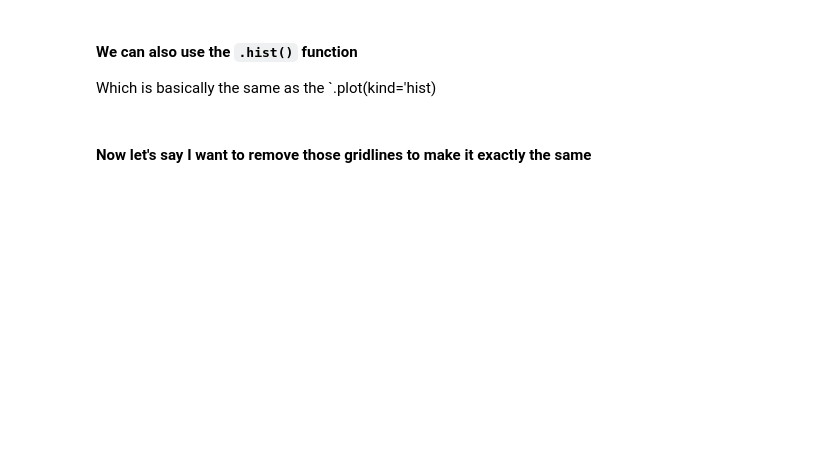
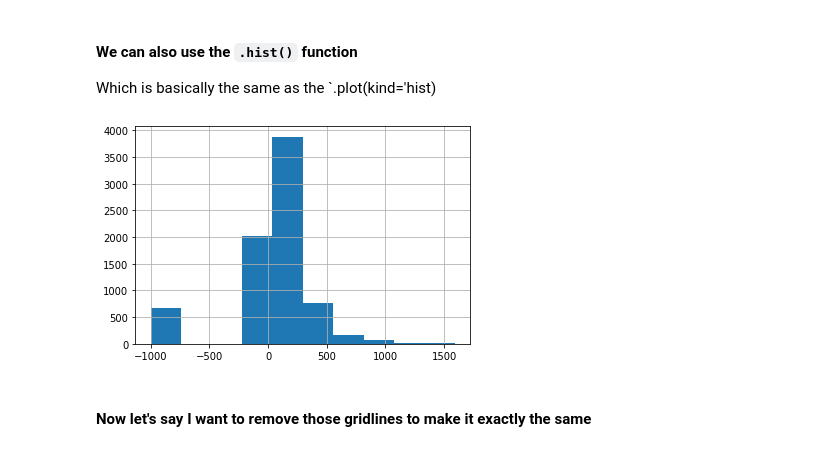
Before and after one commit to pratt-savi-810/pratt-savi-810-2020-03-lesson_04, a Jupyter notebook: lesson_04.ipynb, the cells around one changed output. Cells and saved outputs as stored; diff of their text form; code cells hidden in the pictures; blank space fills up the shorter version.

```diff
--- a/lesson_04.ipynb
+++ b/lesson_04.ipynb
@@ -247,6 +356,10 @@ First, let's generate a [Histogram](https://en.wikipedia.org/wiki/Histogram) to
 #### We can also use the `.hist()` function
 
 Which is basically the same as the `.plot(kind='hist)
+# %%
+df['BEDS'].hist();
+# %% [output]
+[figure, added]
 # %% [markdown]
 #### Now let's say I want to remove those gridlines to make it exactly the same
 # %% [markdown]
```
Also changed, not shown: parts of 51 cells of this notebook.
